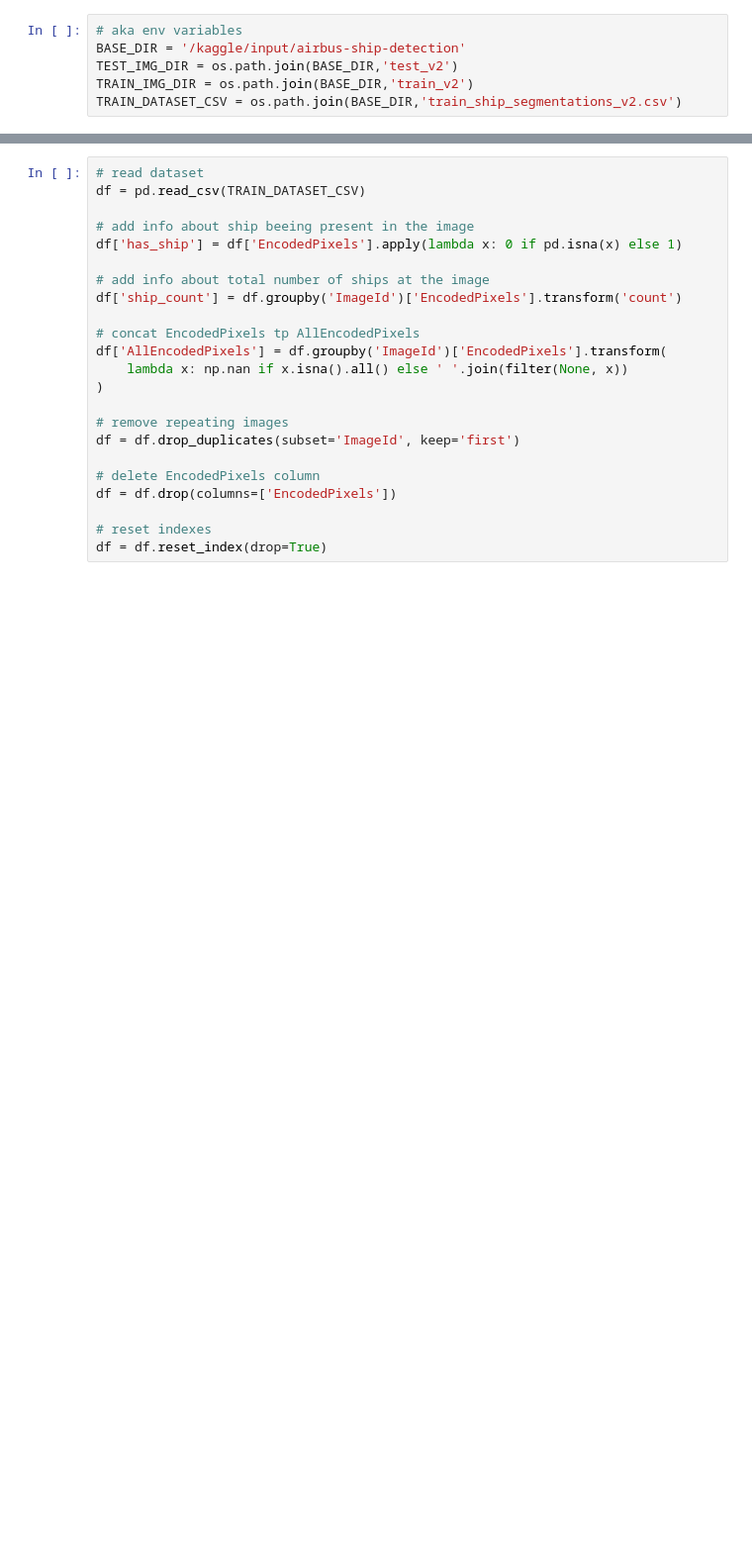
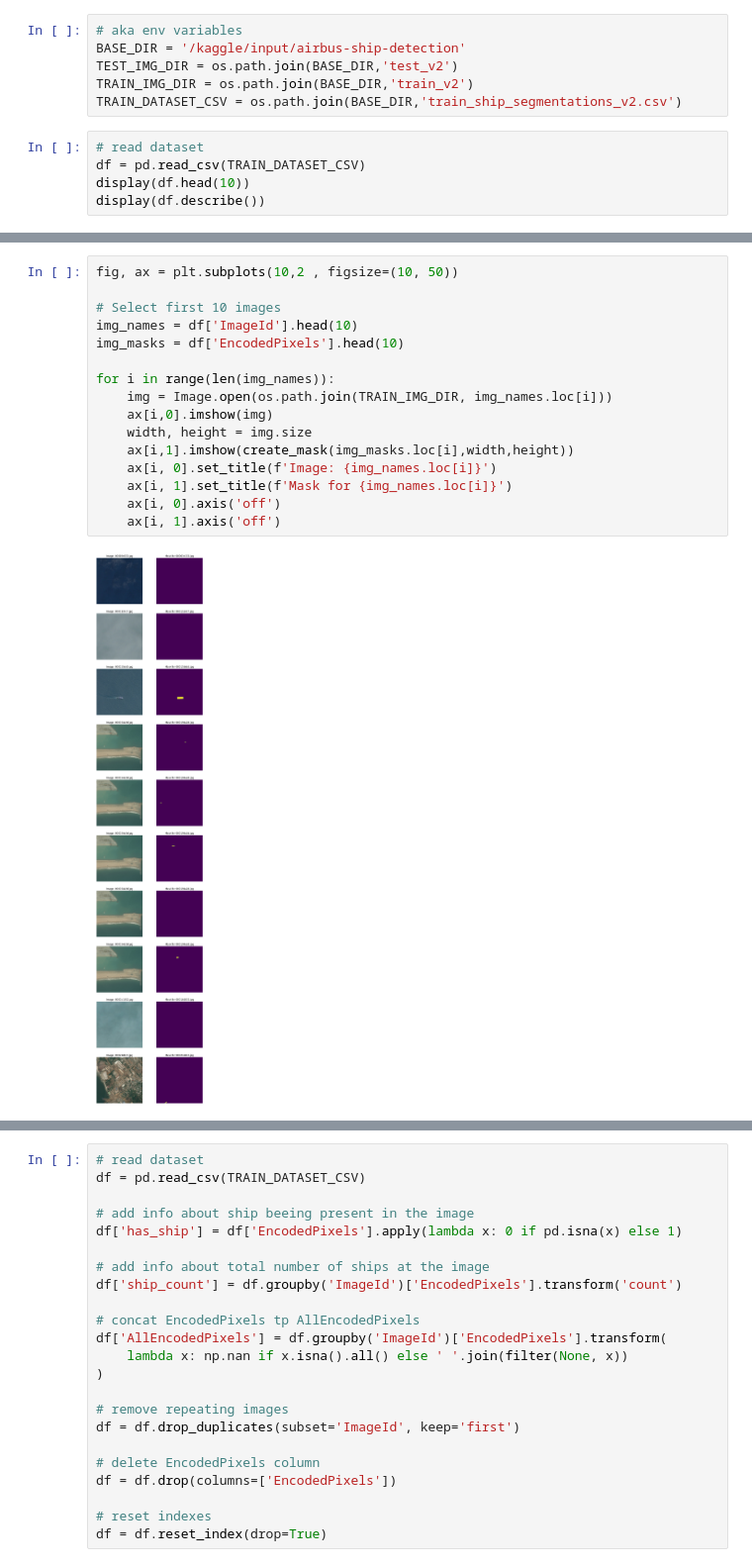
Before and after one commit to mykola-mmm/airbus_kaggel, a Jupyter notebook: notebooks/eda.ipynb, the cells around one changed output, grey strips where cells are left out. Shown at 99% size. Saved outputs shown, nothing was run; the diff lists cells and outputs as text; blank space fills up the shorter version.

```diff
--- a/notebooks/eda.ipynb
+++ b/notebooks/eda.ipynb
@@ -12,3 +49,8 @@ BASE_DIR = '/kaggle/input/airbus-ship-detection'
 TEST_IMG_DIR = os.path.join(BASE_DIR,'test_v2')
 TRAIN_IMG_DIR = os.path.join(BASE_DIR,'train_v2')
 TRAIN_DATASET_CSV = os.path.join(BASE_DIR,'train_ship_segmentations_v2.csv')
+# %%
+# read dataset
+df = pd.read_csv(TRAIN_DATASET_CSV)
+display(df.head(10))
+display(df.describe())
@@ -14,0 +76,18 @@ TRAIN_DATASET_CSV = os.path.join(BASE_DIR,'train_ship_segmentations_v2.csv')
+# %%
+fig, ax = plt.subplots(10,2 , figsize=(10, 50))
+
+# Select first 10 images
+img_names = df['ImageId'].head(10)
+img_masks = df['EncodedPixels'].head(10)
+
+for i in range(len(img_names)):
+    img = Image.open(os.path.join(TRAIN_IMG_DIR, img_names.loc[i]))
+    ax[i,0].imshow(img)
+    width, height = img.size
+    ax[i,1].imshow(create_mask(img_masks.loc[i],width,height))
+    ax[i, 0].set_title(f'Image: {img_names.loc[i]}')
+    ax[i, 1].set_title(f'Mask for {img_names.loc[i]}')
+    ax[i, 0].axis('off')
+    ax[i, 1].axis('off')
+# %% [output]
+[figure, added]
```
Also changed, not shown: parts of 25 cells of this notebook.
